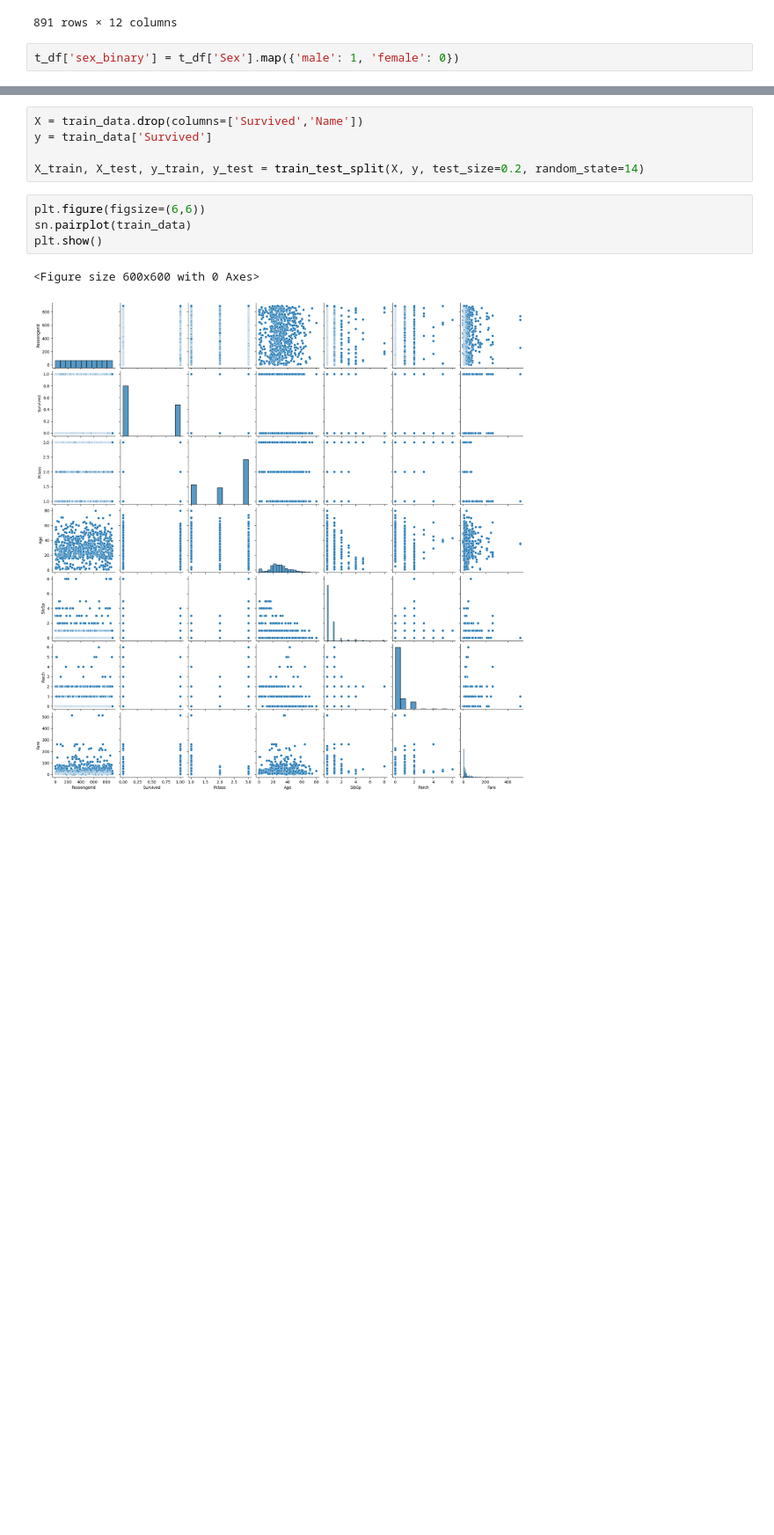
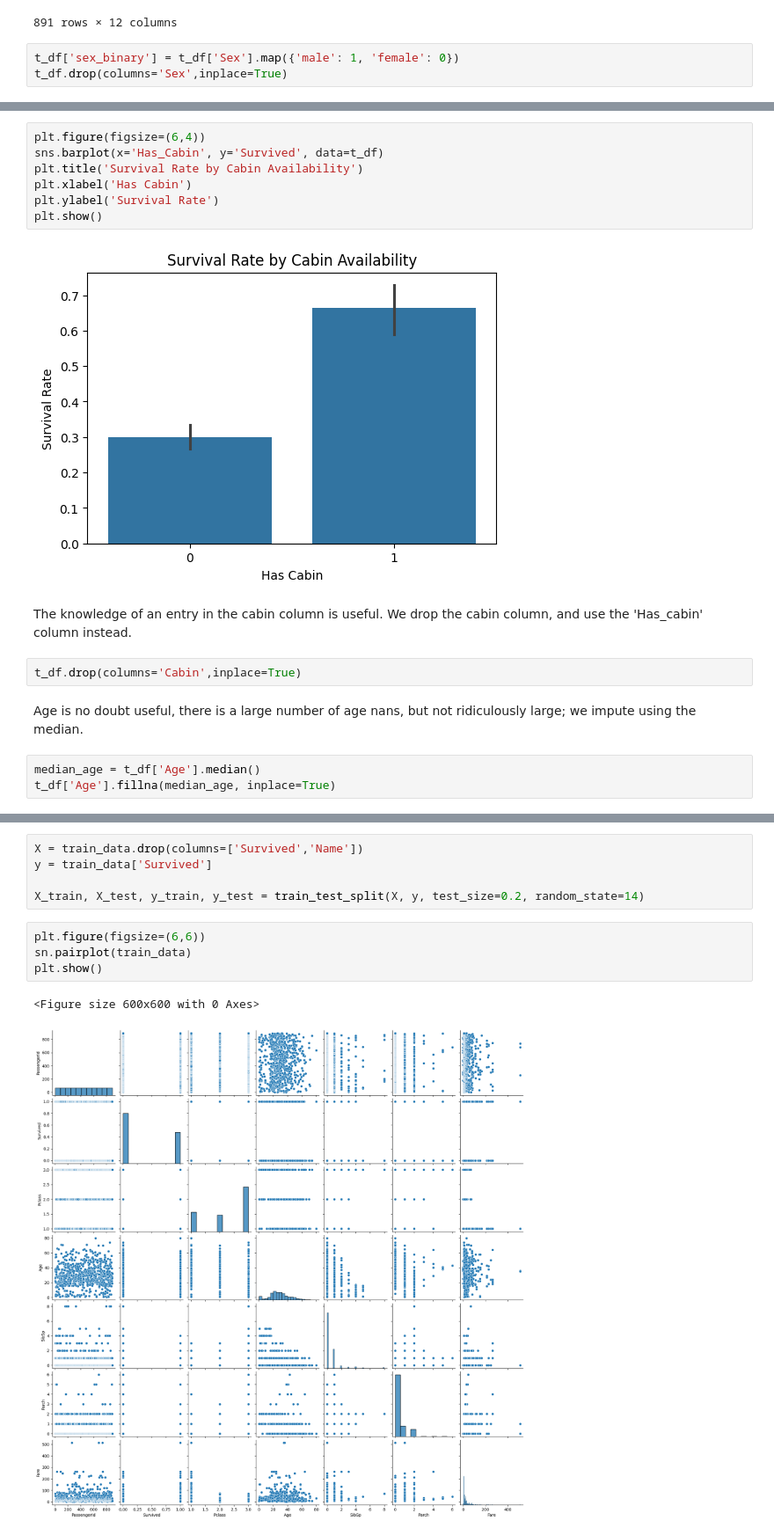
Before and after one commit to ol-webb/titanic, a Jupyter notebook: Untitled-1.ipynb, the cells around one changed output, grey strips where cells are left out. Shown at 88% size. Cells and saved outputs as stored; diff of their text form; blank space fills up the shorter version.

```diff
--- a/Untitled-1.ipynb
+++ b/Untitled-1.ipynb
@@ -35,3 +40,4 @@ t_df
 891 rows × 12 columns
 # %%
 t_df['sex_binary'] = t_df['Sex'].map({'male': 1, 'female': 0})
+t_df.drop(columns='Sex',inplace=True)
@@ -37,0 +93,18 @@ t_df['sex_binary'] = t_df['Sex'].map({'male': 1, 'female': 0})
+# %%
+plt.figure(figsize=(6,4))
+sns.barplot(x='Has_Cabin', y='Survived', data=t_df)
+plt.title('Survival Rate by Cabin Availability')
+plt.xlabel('Has Cabin')
+plt.ylabel('Survival Rate')
+plt.show()
+# %% [output]
+[figure, added]
+# %% [markdown]
+The knowledge of an entry in the cabin column is useful. We drop the cabin column, and use the 'Has_cabin' column instead.
+# %%
+t_df.drop(columns='Cabin',inplace=True)
+# %% [markdown]
+Age is no doubt useful, there is a large number of age nans, but not ridiculously large; we impute using the median.
+# %%
+median_age = t_df['Age'].median()
+t_df['Age'].fillna(median_age, inplace=True)
```
Also changed, not shown: parts of 14 cells of this notebook.
